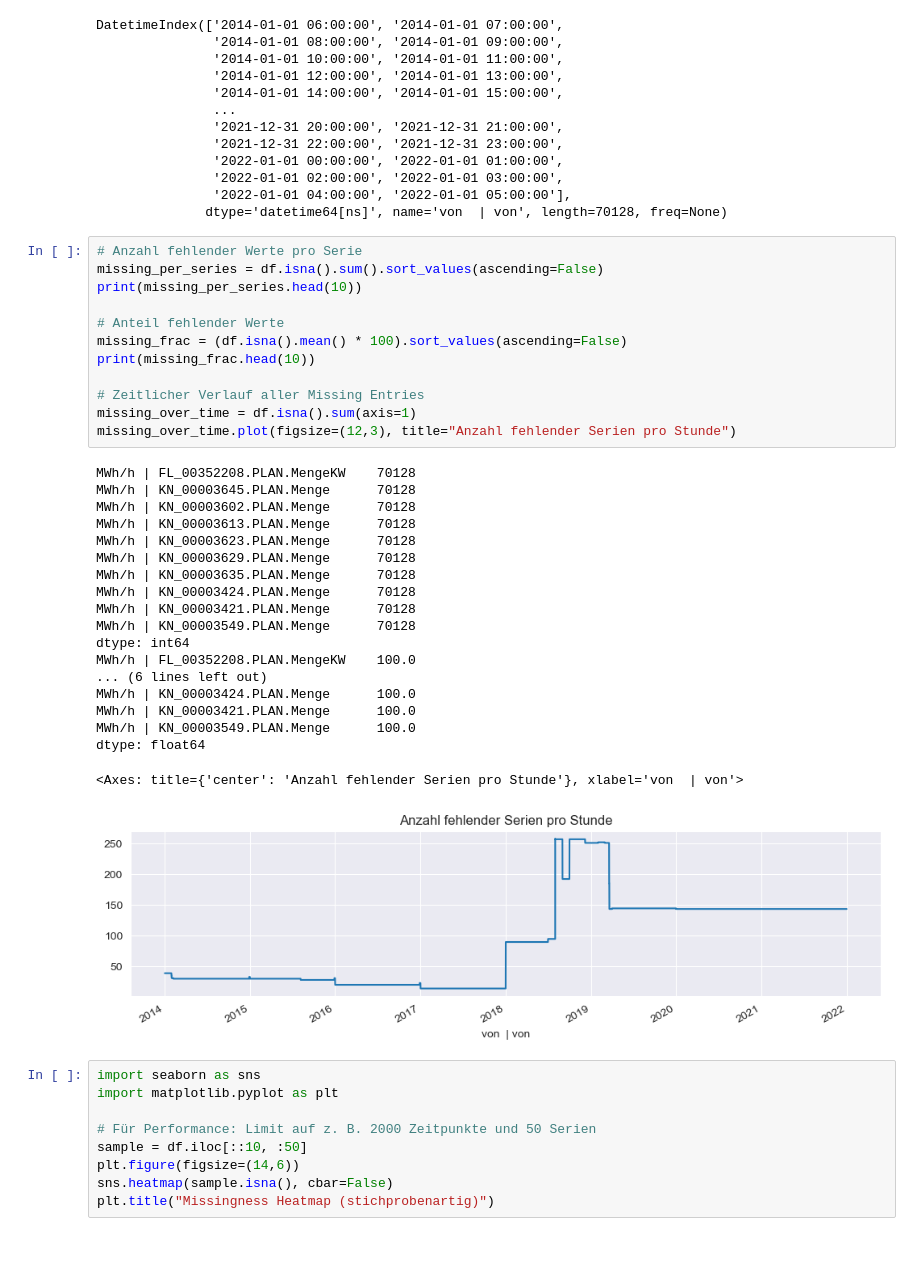
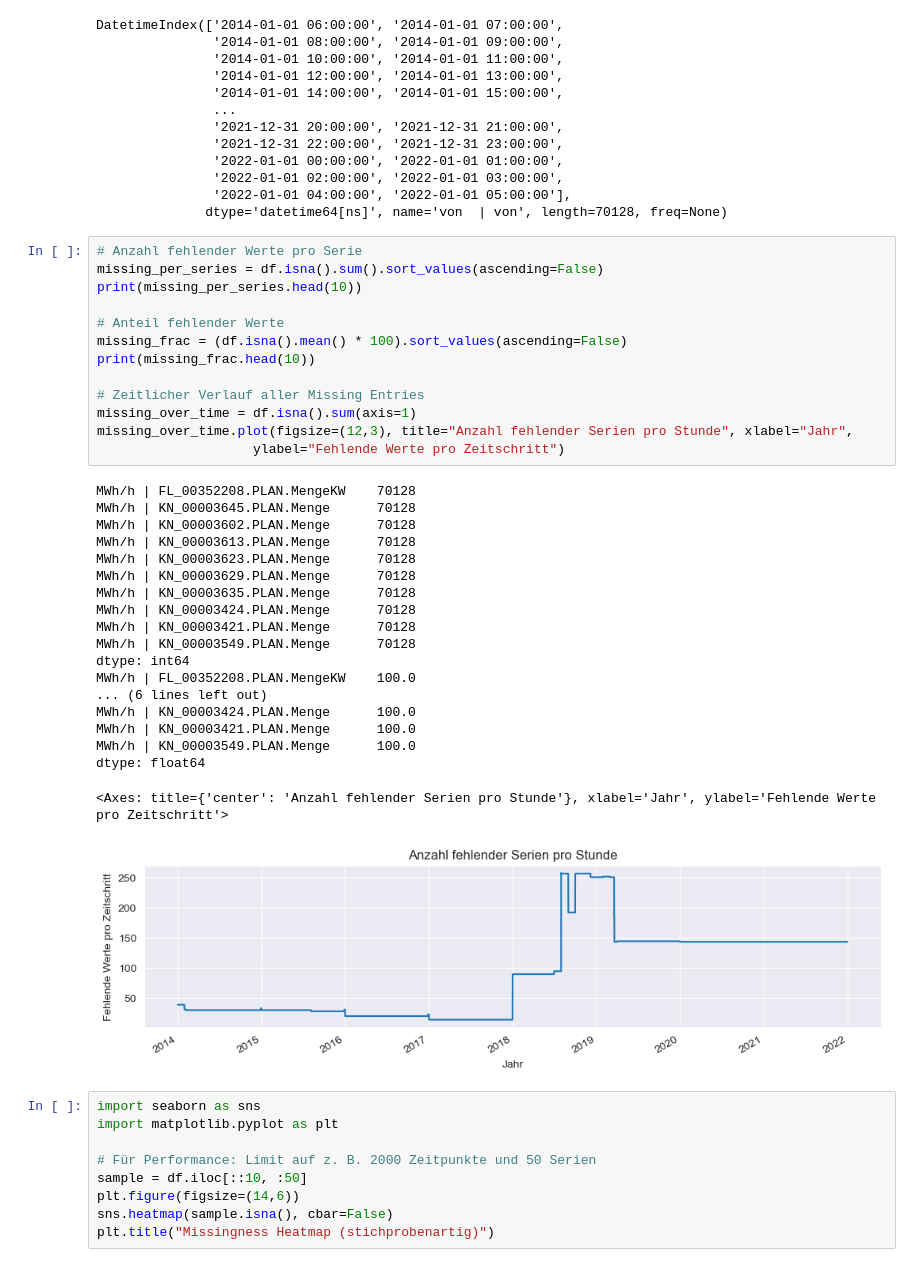
Before and after one commit to johannesgl4d0s/ersatzwerte_project, a Jupyter notebook: notebooks/01_exploration.ipynb, the cells around one changed output. Saved outputs shown, nothing was run; the diff lists cells and outputs as text.

```diff
--- a/notebooks/01_exploration.ipynb
+++ b/notebooks/01_exploration.ipynb
@@ -337,35 +337,36 @@ DatetimeIndex(['2014-01-01 06:00:00', '2014-01-01 07:00:00',
 # %%
 # Anzahl fehlender Werte pro Serie
 missing_per_series = df.isna().sum().sort_values(ascending=False)
 print(missing_per_series.head(10))
 
 # Anteil fehlender Werte
 missing_frac = (df.isna().mean() * 100).sort_values(ascending=False)
 print(missing_frac.head(10))
 
 # Zeitlicher Verlauf aller Missing Entries
 missing_over_time = df.isna().sum(axis=1)
-missing_over_time.plot(figsize=(12,3), title="Anzahl fehlender Serien pro Stunde")
+missing_over_time.plot(figsize=(12,3), title="Anzahl fehlender Serien pro Stunde", xlabel="Jahr",
+                    ylabel="Fehlende Werte pro Zeitschritt")
 # %% [output]
 MWh/h | FL_00352208.PLAN.MengeKW    70128
 MWh/h | KN_00003645.PLAN.Menge      70128
 MWh/h | KN_00003602.PLAN.Menge      70128
 MWh/h | KN_00003613.PLAN.Menge      70128
 MWh/h | KN_00003623.PLAN.Menge      70128
 MWh/h | KN_00003629.PLAN.Menge      70128
 MWh/h | KN_00003635.PLAN.Menge      70128
 MWh/h | KN_00003424.PLAN.Menge      70128
 MWh/h | KN_00003421.PLAN.Menge      70128
 MWh/h | KN_00003549.PLAN.Menge      70128
 dtype: int64
 MWh/h | FL_00352208.PLAN.MengeKW    100.0
 ... (6 lines left out)
 MWh/h | KN_00003424.PLAN.Menge      100.0
 MWh/h | KN_00003421.PLAN.Menge      100.0
 MWh/h | KN_00003549.PLAN.Menge      100.0
 dtype: float64
-<Axes: title={'center': 'Anzahl fehlender Serien pro Stunde'}, xlabel='von  | von'>
+<Axes: title={'center': 'Anzahl fehlender Serien pro Stunde'}, xlabel='Jahr', ylabel='Fehlende Werte pro Zeitschritt'>
-[figure, old version]
+[figure, new version]
 # %%
 import seaborn as sns
 import matplotlib.pyplot as plt
```
Also changed, not shown: 2 other files.
